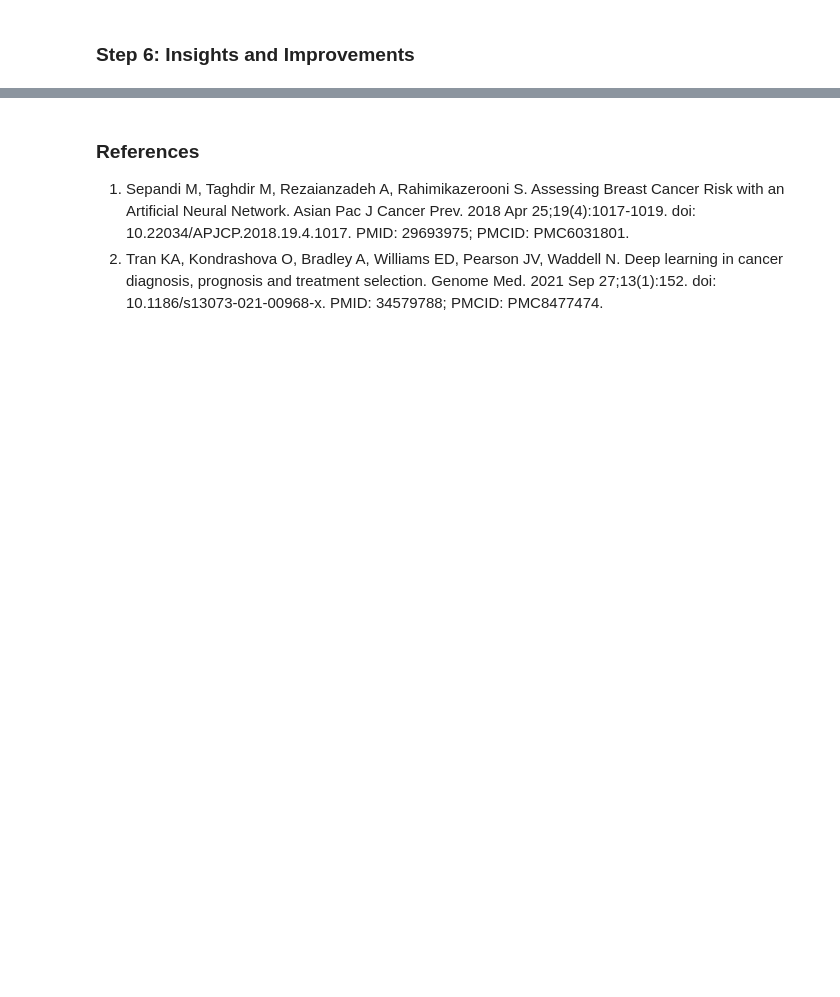
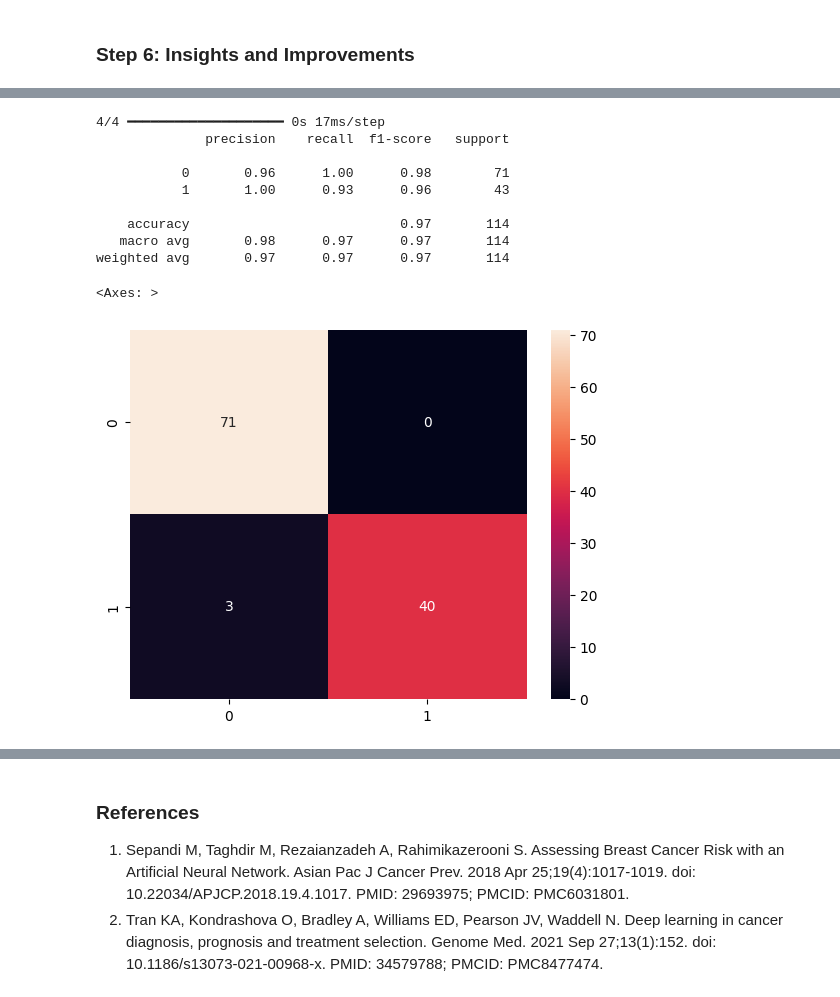
Before and after one commit to MugoDom/cancer-diagnosis-ANN, a Jupyter notebook: notebooks/Cancer_diagnosis_ANN.ipynb, the cells around one changed output, grey strips where cells are left out. Drawn from its saved outputs; the diff is of its cells as text; code cells hidden in the pictures; blank space fills up the shorter version.

Commit message:
Update: Model tuning using keras-tuner

```diff
--- a/notebooks/Cancer_diagnosis_ANN.ipynb
+++ b/notebooks/Cancer_diagnosis_ANN.ipynb
@@ -211,0 +248,10 @@ plt.show()
+# %%
+# Instantiate the tuner
+tuner = kt.RandomSearch(
+    build_model,
+    objective='val_accuracy',  # Use validation accuracy to guide the search
+    max_trials=5,  # Number of different hyperparameter combinations to try
+    executions_per_trial=3,  # Number of trials for each combination
+    directory='tuner_dir',  # Directory where results will be saved
+    project_name='cancer_ann_tuning'  # Project name
+)
@@ -211,0 +269,9 @@ plt.show()
+# %%
+# Get the best hyperparameters
+best_hyperparameters = tuner.get_best_hyperparameters(num_trials=1)[0]
+
+# Build the model with the best hyperparameters
+best_model = tuner.hypermodel.build(best_hyperparameters)
+
+# Train the best model
+history = best_model.fit(X_train, y_train, epochs=100, batch_size=16, validation_split=0.2)
@@ -211,0 +296,16 @@ plt.show()
+# %%
+y_pred = (best_model.predict(X_test) > 0.5).astype("int32")
+print(classification_report(y_test, y_pred))
+sns.heatmap(confusion_matrix(y_test, y_pred), annot=True, fmt='d')
+# %% [output]
+4/4 ━━━━━━━━━━━━━━━━━━━━ 0s 17ms/step
+              precision    recall  f1-score   support
+
+           0       0.96      1.00      0.98        71
+           1       1.00      0.93      0.96        43
+
+    accuracy                           0.97       114
+   macro avg       0.98      0.97      0.97       114
+weighted avg       0.97      0.97      0.97       114
+<Axes: >
+[figure, added]
```
Also changed, not shown: parts of 14 cells of this notebook, 12 other files.
